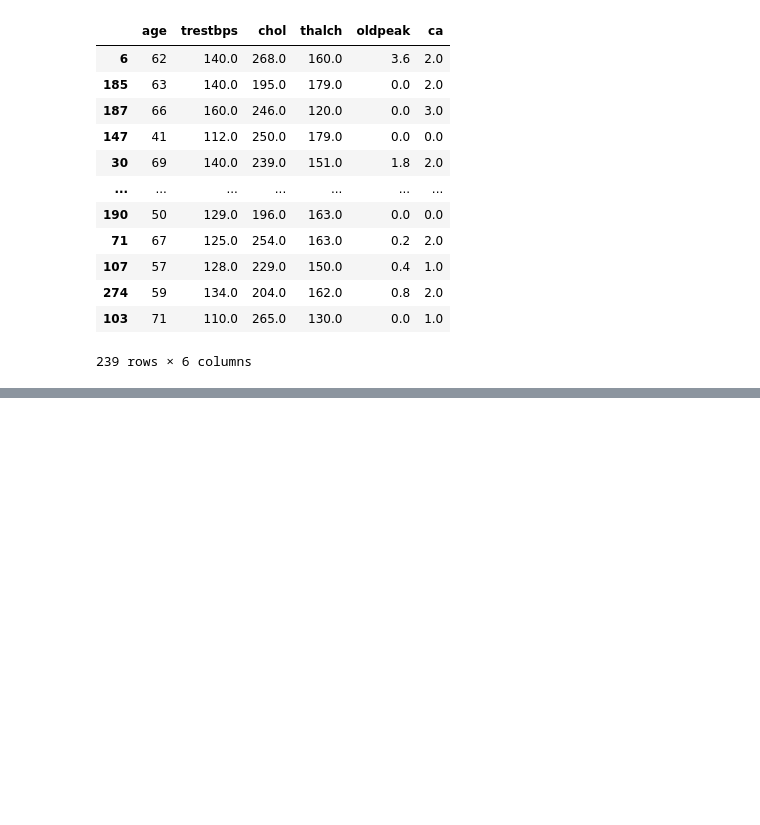
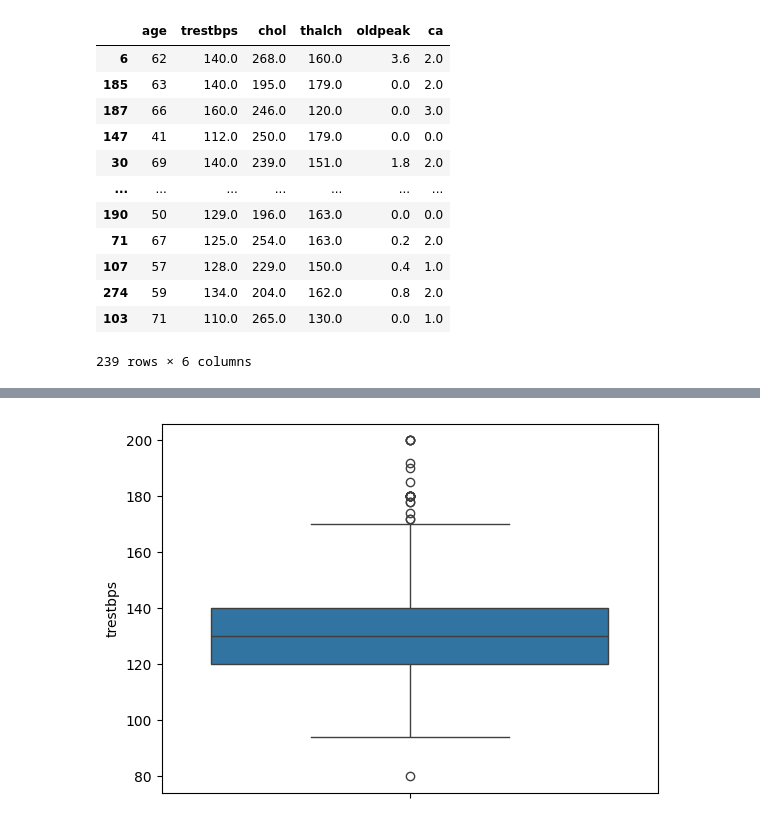
Before and after one commit to SumanGouda/Scikit-Learn-, a Jupyter notebook: PROJECT/HEART DISEASE/heart_disease_predictor.ipynb, the cells around one changed output, grey strips where cells are left out. Cells and saved outputs as stored; diff of their text form; code cells hidden in the pictures; blank space fills up the shorter version.

```diff
--- a/PROJECT/HEART DISEASE/heart_disease_predictor.ipynb
+++ b/PROJECT/HEART DISEASE/heart_disease_predictor.ipynb
@@ -119,0 +240,5 @@ Index(['id', 'age', 'sex', 'dataset', 'cp', 'trestbps', 'chol', 'fbs',
+# %%
+sns.boxplot(X_train['trestbps'])
+plt.show()
+# %% [output]
+[figure, added]
```
Also changed, not shown: parts of 13 cells of this notebook, 10 other files.
